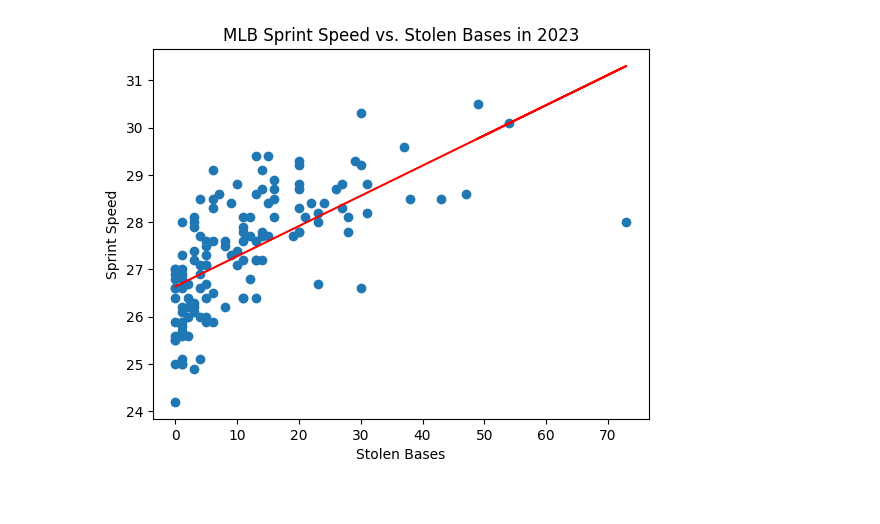
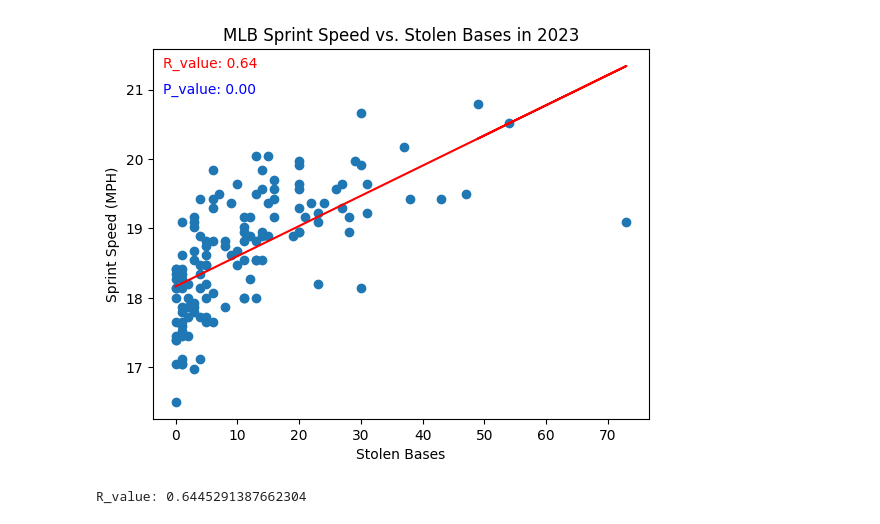
Before and after one commit to dschondo/mlb_sb_analysis, a Jupyter notebook: sb_analysis.ipynb, the cells around one changed output. Saved outputs shown, nothing was run; the diff lists cells and outputs as text; code cells hidden in the pictures.

Commit message:
Made minor changes to add r and p value

```diff
--- a/sb_analysis.ipynb
+++ b/sb_analysis.ipynb
@@ -5,7 +5,9 @@ import matplotlib.pyplot as plt
 from scipy.stats import linregress
 # %%
 df = pd.read_csv('sb_data.csv')
+df['sprint_speed'] = df['sprint_speed'] * (0.68181818 / 1)
 df = df[['pa','r_total_stolen_base','sprint_speed']]
 col_mapping = {'r_total_stolen_base' : 'sb'}
 df.rename(columns=col_mapping, inplace=True)
 df = df.sort_values(by = 'sprint_speed')
+df
@@ -12,14 +28,18 @@ df = df.sort_values(by = 'sprint_speed')
 # %%
 slope, intercept, r_value, p_value, std_err = linregress(df['sb'], df['sprint_speed'])
 
 plt.scatter(df['sb'],df['sprint_speed'])
 plt.xlabel("Stolen Bases")
-plt.ylabel("Sprint Speed")
+plt.ylabel("Sprint Speed (MPH)")
 plt.title("MLB Sprint Speed vs. Stolen Bases in 2023")
 
 regression_line = np.polyval([slope, intercept], df['sb'])
 plt.plot(df['sb'], regression_line, color='red', label='Regression Line')
+plt.text(0.02, 0.95, f'R_value: {r_value:.2f}', transform=plt.gca().transAxes, fontsize=10, color='red')
+plt.text(0.02, 0.88, f'P_value: {p_value:.2f}', transform=plt.gca().transAxes, fontsize=10, color='blue')
 
 plt.show()
+print(f"R_value: {r_value}")
 # %% [output]
-[figure, old version]
+[figure, new version]
+R_value: 0.6445291387662304
```
Also changed, not shown: parts of 1 cell of this notebook.
